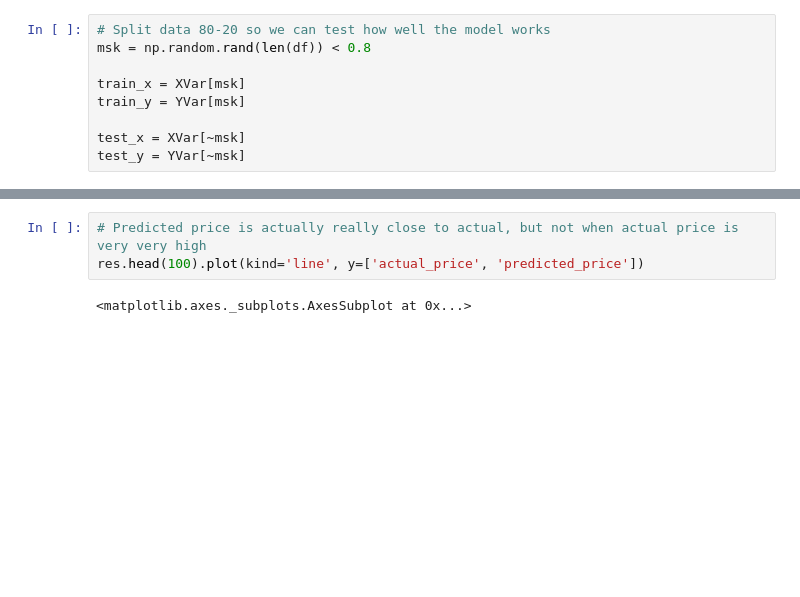
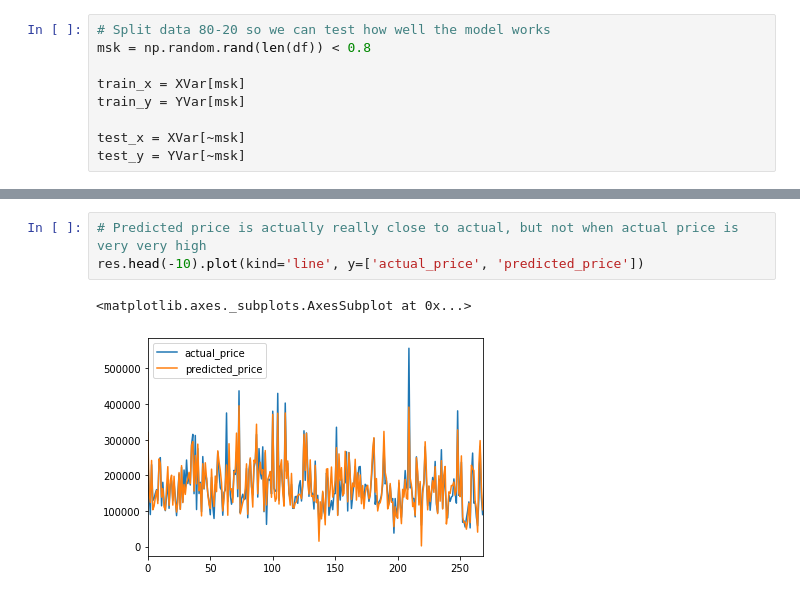
Before and after one commit to gilaniasher/kaggle-house-regression-challenge, a Jupyter notebook: ols_regression_example.ipynb, the cells around one changed output, grey strips where cells are left out. Drawn from its saved outputs; the diff is of its cells as text; blank space fills up the shorter version.

```diff
--- a/ols_regression_example.ipynb
+++ b/ols_regression_example.ipynb
@@ -146,5 +195,6 @@ Average percent_difference: 14.38
 # %%
 # Predicted price is actually really close to actual, but not when actual price is very very high
-res.head(100).plot(kind='line', y=['actual_price', 'predicted_price'])
+res.head(-10).plot(kind='line', y=['actual_price', 'predicted_price'])
 # %% [output]
 <matplotlib.axes._subplots.AxesSubplot at 0x...>
+[figure, added]
```
Also changed, not shown: parts of 9 cells of this notebook.
